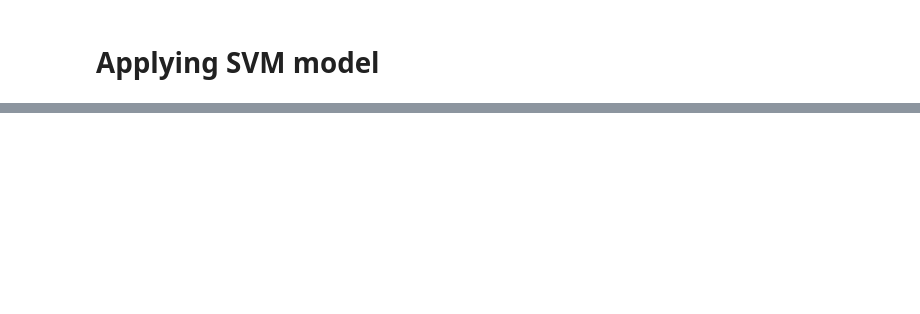
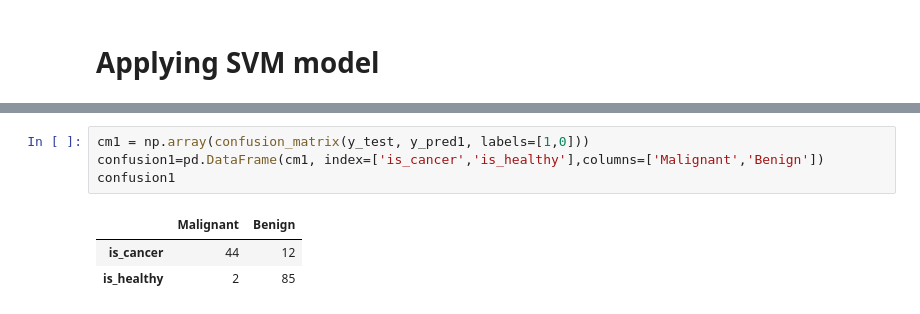
Before and after one commit to basangoudapatil/Final_Project, a Jupyter notebook: Final_Project_Cancer.ipynb, the cells around one changed output, grey strips where cells are left out. Saved outputs shown, nothing was run; the diff lists cells and outputs as text; blank space fills up the shorter version.

```diff
--- a/Final_Project_Cancer.ipynb
+++ b/Final_Project_Cancer.ipynb
@@ -243,0 +286,8 @@ AUC_score1
+# %%
+cm1 = np.array(confusion_matrix(y_test, y_pred1, labels=[1,0]))
+confusion1=pd.DataFrame(cm1, index=['is_cancer','is_healthy'],columns=['Malignant','Benign'])
+confusion1
+# %% [output]
+|  | Malignant | Benign |
+| is_cancer | 44 | 12 |
+| is_healthy | 2 | 85 |
```
Also changed, not shown: parts of 32 cells of this notebook.
